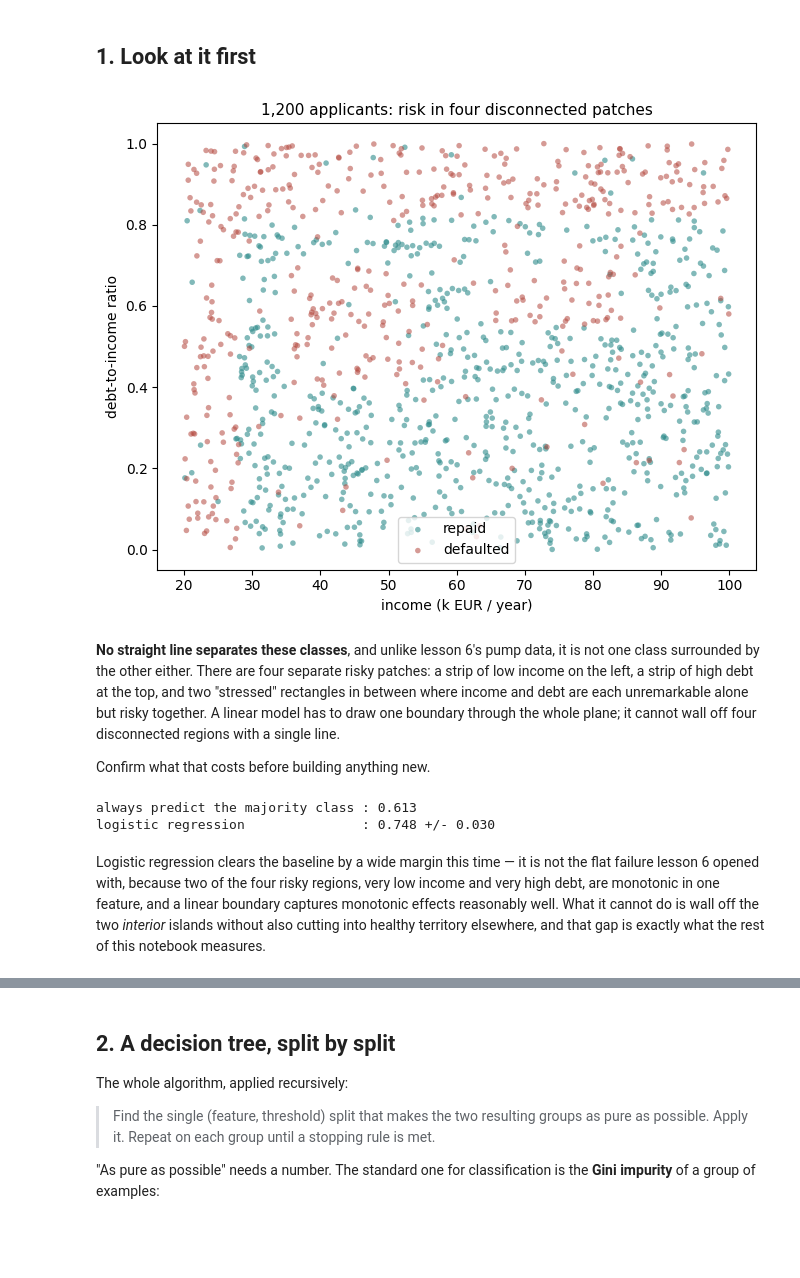
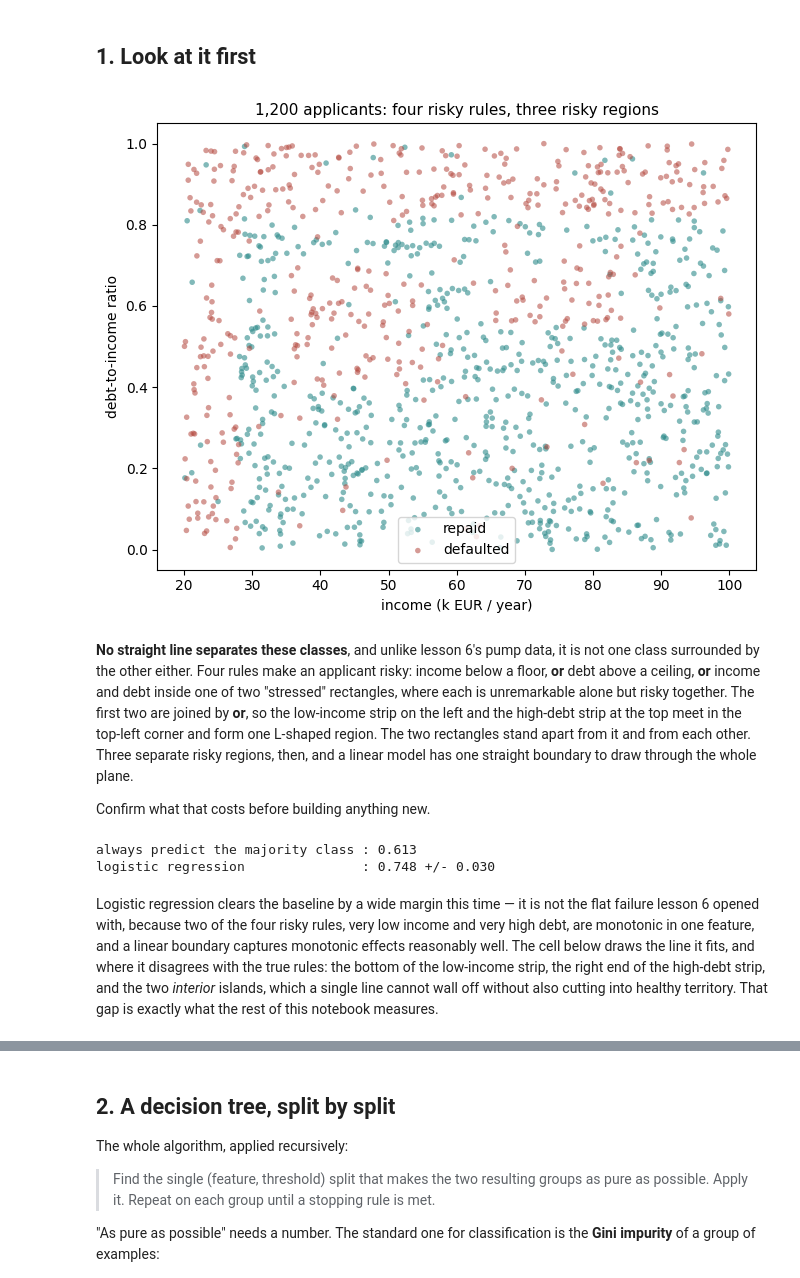
Before and after one commit to fabioantonini/technologies-for-artificial-intelligence, a Jupyter notebook: Lessons/07_trees_and_ensembles/Notebooks/01_decision_trees_from_scratch.ipynb, the cells around one changed output, grey strips where cells are left out. Drawn from its saved outputs; the diff is of its cells as text; code cells hidden in the pictures; blank space fills up the shorter version.

```diff
--- a/Lessons/07_trees_and_ensembles/Notebooks/01_decision_trees_from_scratch.ipynb
+++ b/Lessons/07_trees_and_ensembles/Notebooks/01_decision_trees_from_scratch.ipynb
@@ -62,26 +62,28 @@ print(f"{len(X)} applicants, {y.mean():.1%} defaulted")
 # %%
 fig, ax = plt.subplots(figsize=(6.8, 5.4))
 healthy, default = y == 0, y == 1
 ax.scatter(X.loc[healthy, "income_k"], X.loc[healthy, "debt_ratio"],
            s=16, color=TEAL, alpha=.6, label="repaid", edgecolor="none")
 ax.scatter(X.loc[default, "income_k"], X.loc[default, "debt_ratio"],
            s=16, color=RUST, alpha=.55, label="defaulted", edgecolor="none")
 ax.set_xlabel("income (k EUR / year)"); ax.set_ylabel("debt-to-income ratio")
-ax.set_title("1,200 applicants: risk in four disconnected patches", fontsize=11)
+ax.set_title("1,200 applicants: four risky rules, three risky regions", fontsize=11)
 ax.legend()
 fig.tight_layout()
 fig.savefig(FIGURES / "loan_scatter.png", dpi=150, bbox_inches="tight")
 plt.show()
 # %% [output]
-[figure, old version]
+[figure, new version]
 # %% [markdown]
 **No straight line separates these classes**, and unlike lesson 6's pump
-data, it is not one class surrounded by the other either. There are four
-separate risky patches: a strip of low income on the left, a strip of high
-debt at the top, and two "stressed" rectangles in between where income and
-debt are each unremarkable alone but risky together. A linear model has to
-draw one boundary through the whole plane; it cannot wall off four
-disconnected regions with a single line.
+data, it is not one class surrounded by the other either. Four rules make an
+applicant risky: income below a floor, **or** debt above a ceiling, **or**
+income and debt inside one of two "stressed" rectangles, where each is
+unremarkable alone but risky together. The first two are joined by **or**, so
+the low-income strip on the left and the high-debt strip at the top meet in the
+top-left corner and form one L-shaped region. The two rectangles stand apart
+from it and from each other. Three separate risky regions, then, and a linear
+model has one straight boundary to draw through the whole plane.
 
 Confirm what that costs before building anything new.
 # %%
@@ -99,7 +101,8 @@ logistic regression               : 0.748 +/- 0.030
 # %% [markdown]
 Logistic regression clears the baseline by a wide margin this time — it is
 not the flat failure lesson 6 opened with, because two of the four risky
-regions, very low income and very high debt, are monotonic in one feature, and a linear boundary captures monotonic effects reasonably well. What
-it cannot do is wall off the two *interior* islands without also cutting into
-healthy territory elsewhere, and that gap is exactly what the rest of this
-notebook measures.
+rules, very low income and very high debt, are monotonic in one feature, and a linear boundary captures monotonic effects reasonably well. The cell below draws the line it fits, and where it disagrees with the true
+rules: the bottom of the low-income strip, the right end of the high-debt
+strip, and the two *interior* islands, which a single line cannot wall off
+without also cutting into healthy territory. That gap is exactly what the
+rest of this notebook measures.
```
Also changed, not shown: parts of 5 cells of this notebook, 12 other files.
